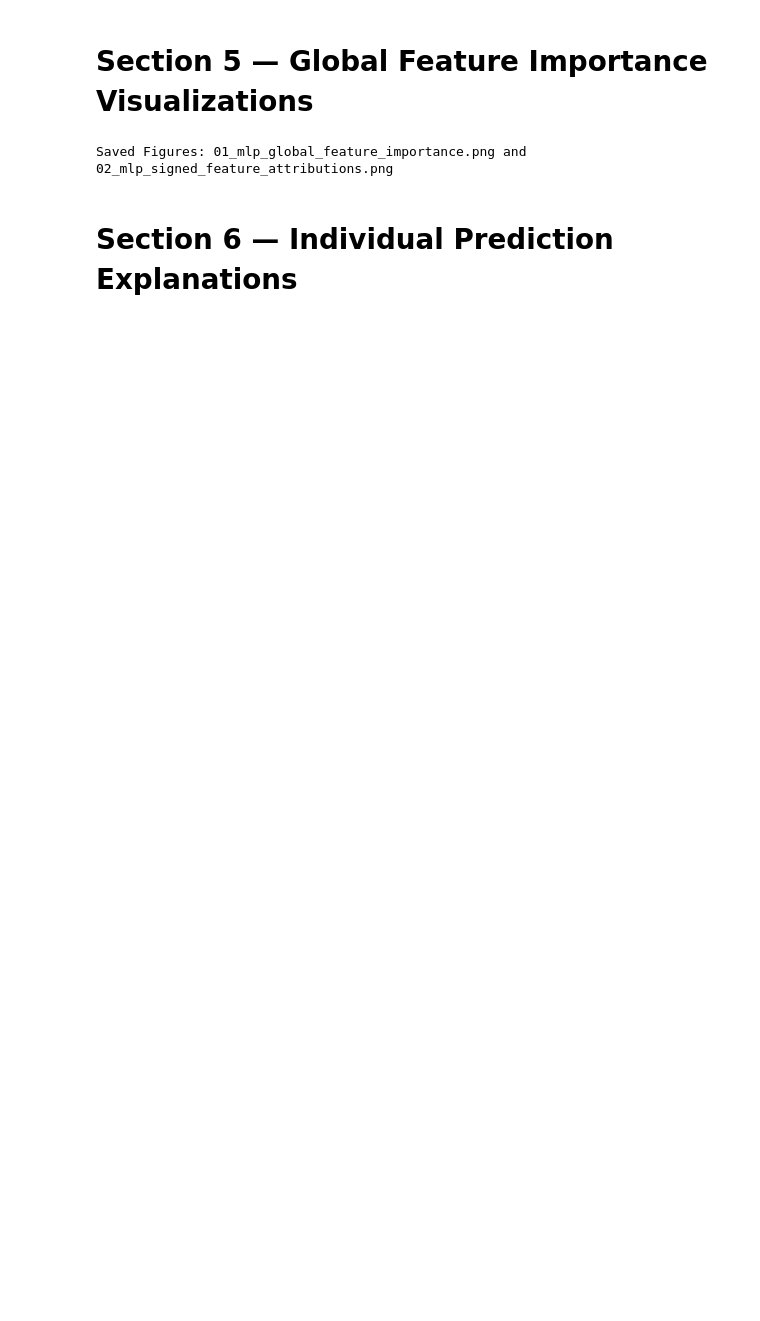
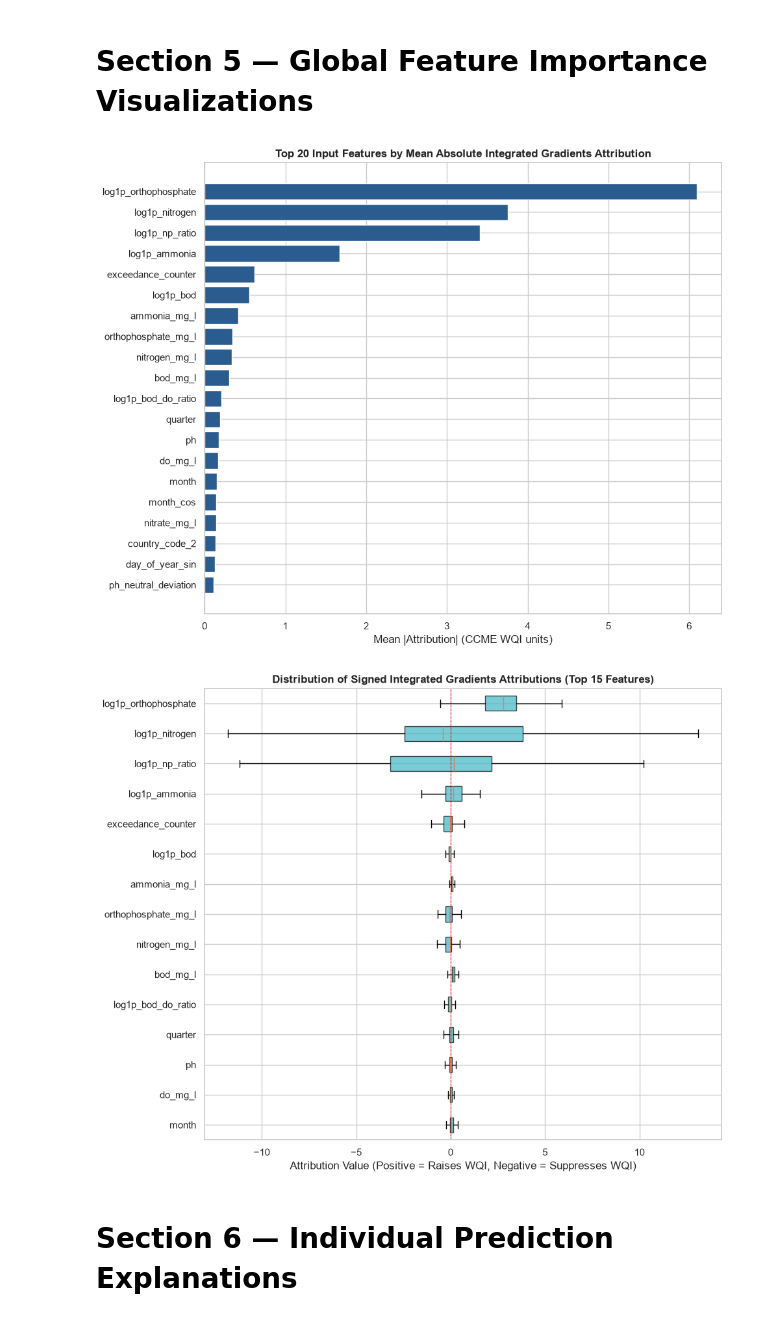
Before and after one commit to MAYANKSHARMA01010/Semester_5_AML_DL, a Jupyter notebook: Phase_2_Deep_Learning/notebooks/06_explainability_error_analysis.ipynb, the cells around one changed output. Drawn from its saved outputs; the diff is of its cells as text; code cells hidden in the pictures; blank space fills up the shorter version.

```diff
--- a/Phase_2_Deep_Learning/notebooks/06_explainability_error_analysis.ipynb
+++ b/Phase_2_Deep_Learning/notebooks/06_explainability_error_analysis.ipynb
@@ -61,6 +46,16 @@ Output Directory: /Users/amansoni/Documents/Development/Personal Projects/Semest
 # %% [markdown]
 # Section 2 — Load Data and Models
 # %%
+from Phase_2_Deep_Learning.src.dataset import (
+    load_feature_config,
+    load_transformers,
+    prepare_tensors,
+    get_default_paths,
+)
+from Phase_2_Deep_Learning.src.dl_models import WaterQualityMLP, load_model_checkpoint
+from Phase_2_Deep_Learning.src.evaluation import ModelEvaluator
+from Phase_2_Deep_Learning.src.hybrid_models import load_hybrid_checkpoint
+
 paths = get_default_paths()
 feature_config = load_feature_config(paths['feature_config'])
 
@@ -70,20 +65,19 @@ one_hot_feature_names = feature_config['one_hot_feature_names']
 all_feature_names = feature_config['all_feature_names']
 target_column = feature_config['target_variable']
 
+scaler, encoder = load_transformers(paths['artifacts_dir'])
+
 test_path = paths['data_dir'] / 'test.parquet'
 test_df = pd.read_parquet(test_path)
 
 evaluator = ModelEvaluator(device=device, paths=paths)
 evaluator.load_all_models()
 
-print(f'Test Records Ingested: {len(test_df):,} rows × {test_df.shape[1]} columns')
-print(f'Numerical Features:    {len(numerical_features)}')
-print(f'Categorical Features:  {len(categorical_features)}')
-print(f'Encoded OHE Features:  {len(one_hot_feature_names)}')
-print(f'Total DL Dimensions:   {len(all_feature_names)}')
-print(f'Random Forest Loaded:  {evaluator.rf_model is not None}')
-print(f'XGBoost Loaded:        {evaluator.xgb_model is not None}')
-print(f'MLP Loaded:            {evaluator.mlp_model is not None}')
+print(f'Test Records Ingested: {len(test_df):,} rows')
+print(f'Numerical Dimensions: {len(numerical_features)}')
+print(f'Categorical Input Dimensions (Encoded): {len(one_hot_feature_names)}')
+print(f'Total Deep Learning Input Space: {len(all_feature_names)}')
+print(f'Residual Hybrid Model Loaded: {evaluator.hybrid_model is not None}')
 # %% [output]
 ✓ RF loaded from /Users/amansoni/Documents/Development/Personal Projects/Semester_5_AML_DL/Phase_1_Machine_Learning/data/GeneratedOutput/03.ModelTraining/random_forest_model.joblib
 ✓ XGBoost loaded from /Users/amansoni/Documents/Development/Personal Projects/Semester_5_AML_DL/Phase_1_Machine_Learning/data/GeneratedOutput/03.ModelTraining/xgboost_model.json
@@ -235,31 +248,31 @@ log1p_orthophosphate                   5.860206                -1.342795
 # %%
 fig, ax = plt.subplots(figsize=(10, 8), dpi=150)
 top_20_features = global_attribution_df.head(20).iloc[::-1]
-ax.barh(top_20_features['Feature'], top_20_features['Mean_Absolute_Attribution'], color='royalblue')
+ax.barh(top_20_features['Feature'], top_20_features['Mean_Absolute_Attribution'], color='#2b5c8f')
 ax.set_title('Top 20 Input Features by Mean Absolute Integrated Gradients Attribution', fontweight='bold')
 ax.set_xlabel('Mean |Attribution| (CCME WQI units)')
 plt.tight_layout()
 plt.savefig(output_directory / '01_mlp_global_feature_importance.png', bbox_inches='tight')
-plt.close(fig)
+plt.show()
 
 fig, ax = plt.subplots(figsize=(10, 8), dpi=150)
 top_15_names = global_attribution_df.head(15)['Feature'].tolist()[::-1]
 top_15_indices = [all_feature_names.index(f) for f in top_15_names]
 top_15_distributions = [ig_values[:, idx] for idx in top_15_indices]
 
-box = ax.boxplot(top_15_distributions, vert=False, tick_labels=top_15_names, patch_artist=True, showfliers=False)
+box = ax.boxplot(top_15_distributions, tick_labels=top_15_names, patch_artist=True, showfliers=False, orientation='horizontal')
 for patch in box['boxes']:
-    patch.set_facecolor('lightblue')
-ax.axvline(0, color='red', linestyle='--', linewidth=1.2, alpha=0.8)
-ax.set_title('Directional Distribution of Signed Attributions (Top 15 Predictors)', fontweight='bold')
-ax.set_xlabel('Attribution Value (Positive = Higher Predicted WQI, Negative = Lower WQI)')
+    patch.set_facecolor('#41b6c4')
+    patch.set_alpha(0.7)
+ax.axvline(0, color='red', linestyle='--', linewidth=0.8)
+ax.set_title('Distribution of Signed Integrated Gradients Attributions (Top 15 Features)', fontweight='bold')
+ax.set_xlabel('Attribution Value (Positive = Raises WQI, Negative = Suppresses WQI)')
 plt.tight_layout()
 plt.savefig(output_directory / '02_mlp_signed_feature_attributions.png', bbox_inches='tight')
-plt.close(fig)
-
-print('Saved Figures: 01_mlp_global_feature_importance.png and 02_mlp_signed_feature_attributions.png')
+plt.show()
 # %% [output]
-Saved Figures: 01_mlp_global_feature_importance.png and 02_mlp_signed_feature_attributions.png
+[figure, added]
+[figure, added]
 # %% [markdown]
 # Section 6 — Individual Prediction Explanations
 # %%
```
Also changed, not shown: parts of 15 cells of this notebook, 32 other files.
